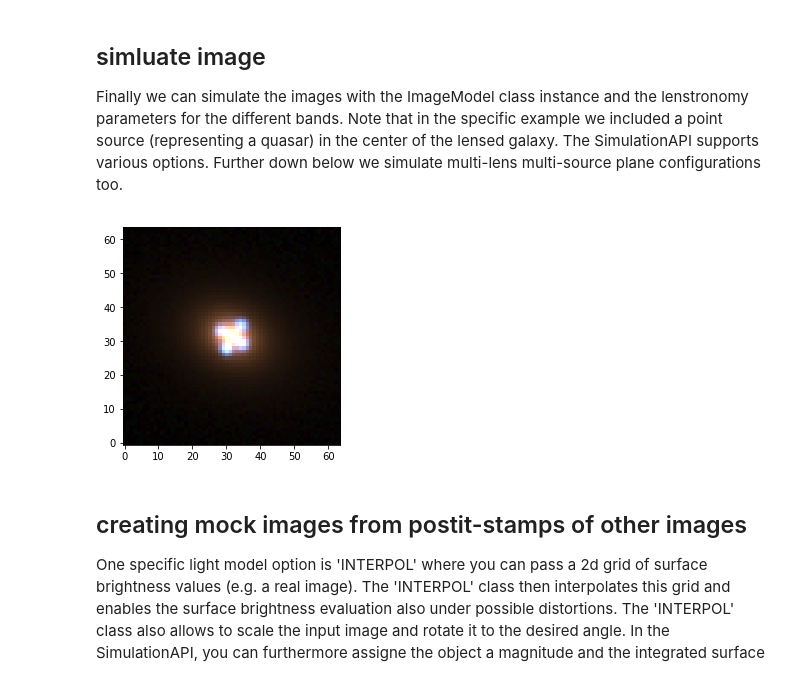
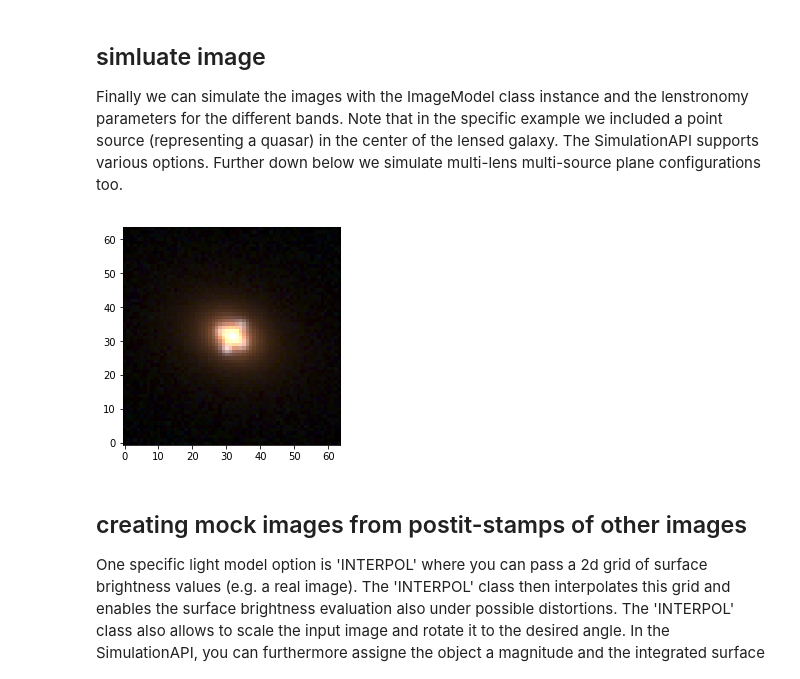
Before and after one commit to lenstronomy/lenstronomy-tutorials, a Jupyter notebook: lenstronomy_extensions/Notebooks/simulation_api.ipynb, the cells around one changed output. Saved outputs shown, nothing was run; the diff lists cells and outputs as text; code cells hidden in the pictures.

```diff
--- a/lenstronomy_extensions/Notebooks/simulation_api.ipynb
+++ b/lenstronomy_extensions/Notebooks/simulation_api.ipynb
@@ -99,10 +99,6 @@ One core feature is the support of light profile amplitudes in astronomical magn
 
 We first define all parameters in magnitude space and then use the SimAPI routine to translate the arguments into lenstronomy conventions used by the ImSim module. The second model of each light component we defined as 'INTERPOL', which sets an interpolation grid given an image. This can be used to past real galaxies as lenses or sources into lenstronomy.
 # %%
-# we make an 'image' based on a 2d gaussian
-x_grid, y_grid = util.make_grid(numPix=10, deltapix=1)
-flux = gauss.function(x_grid, y_grid, amp=1, sigma=2, e1=0.4, e2=0, center_x=0, center_y=0)
-image_gauss = util.array2image(flux)
 
 # g-band
 
@@ -128,7 +124,7 @@ kwargs_source_mag_r = copy.deepcopy(kwargs_source_mag_g)
 kwargs_source_mag_r[0]['magnitude'] -= g_r_source
 
 kwargs_ps_mag_r = copy.deepcopy(kwargs_ps_mag_g)
-kwargs_ps_mag_r[0]['magnitude'] -= g_r_source
+kwargs_ps_mag_r[0]['magnitude'] -= g_r_ps
 
 
 # i-band
@@ -142,7 +138,7 @@ kwargs_source_mag_i = copy.deepcopy(kwargs_source_mag_g)
 kwargs_source_mag_i[0]['magnitude'] -= g_i_source
 
 kwargs_ps_mag_i = copy.deepcopy(kwargs_ps_mag_g)
-kwargs_ps_mag_i[0]['magnitude'] -= g_i_source
+kwargs_ps_mag_i[0]['magnitude'] -= g_i_ps
 
 # turn magnitude kwargs into lenstronomy kwargs
 kwargs_lens_light_g, kwargs_source_g, kwargs_ps_g = sim_g.magnitude2amplitude(kwargs_lens_light_mag_g, kwargs_source_mag_g, kwargs_ps_mag_g)
@@ -154,7 +150,7 @@ And finally we need a lens model. The default lensing units are in observed defl
 # %%
 kwargs_lens = [
     {'theta_E': 1, 'e1': 0.1, 'e2': -0.1, 'center_x': 0, 'center_y': 0},  # SIE model
-    {'e1': 0.03, 'e2': 0.01}  # SHEAR model
+    {'e1': 0.03, 'e2': 0.01, 'ra_0': 0, 'dec_0': 0}  # SHEAR model
 ]
 # %% [markdown]
 ## simluate image
@@ -162,25 +158,25 @@ Finally we can simulate the images with the ImageModel class instance and the le
 # %%
 image_g = imSim_g.image(kwargs_lens, kwargs_source_g, kwargs_lens_light_g, kwargs_ps_g)
 image_r = imSim_r.image(kwargs_lens, kwargs_source_r, kwargs_lens_light_r, kwargs_ps_r)
 image_i = imSim_i.image(kwargs_lens, kwargs_source_i, kwargs_lens_light_i, kwargs_ps_i)
 
 # add noise
 image_g += sim_g.noise_for_model(model=image_g)
-image_r += sim_g.noise_for_model(model=image_r)
-image_i += sim_g.noise_for_model(model=image_i)
+image_r += sim_r.noise_for_model(model=image_r)
+image_i += sim_i.noise_for_model(model=image_i)
 
 # and plot it
 
 img = np.zeros((image_g.shape[0], image_g.shape[1], 3), dtype=float)
 img[:,:,0] = plot_util.sqrt(image_g, scale_min=0, scale_max=10000)
 img[:,:,1] = plot_util.sqrt(image_r, scale_min=0, scale_max=10000)
 img[:,:,2] = plot_util.sqrt(image_i, scale_min=0, scale_max=10000)
 
 plt.clf()
 plt.imshow(img, aspect='equal', origin='lower')
 plt.show()
 # %% [output]
-[figure, old version]
+[figure, new version]
 # %% [markdown]
 ## creating mock images from postit-stamps of other images
 One specific light model option is 'INTERPOL' where you can pass a 2d grid of surface brightness values (e.g. a real image). The 'INTERPOL' class then interpolates this grid and enables the surface brightness evaluation also under possible distortions. The 'INTERPOL' class also allows to scale the input image and rotate it to the desired angle. In the SimulationAPI, you can furthermore assigne the object a magnitude and the integrated surface brightness will be scaled to match the assigned total magnitude.
```
Also changed, not shown: parts of 4 cells of this notebook, 5 other files.
